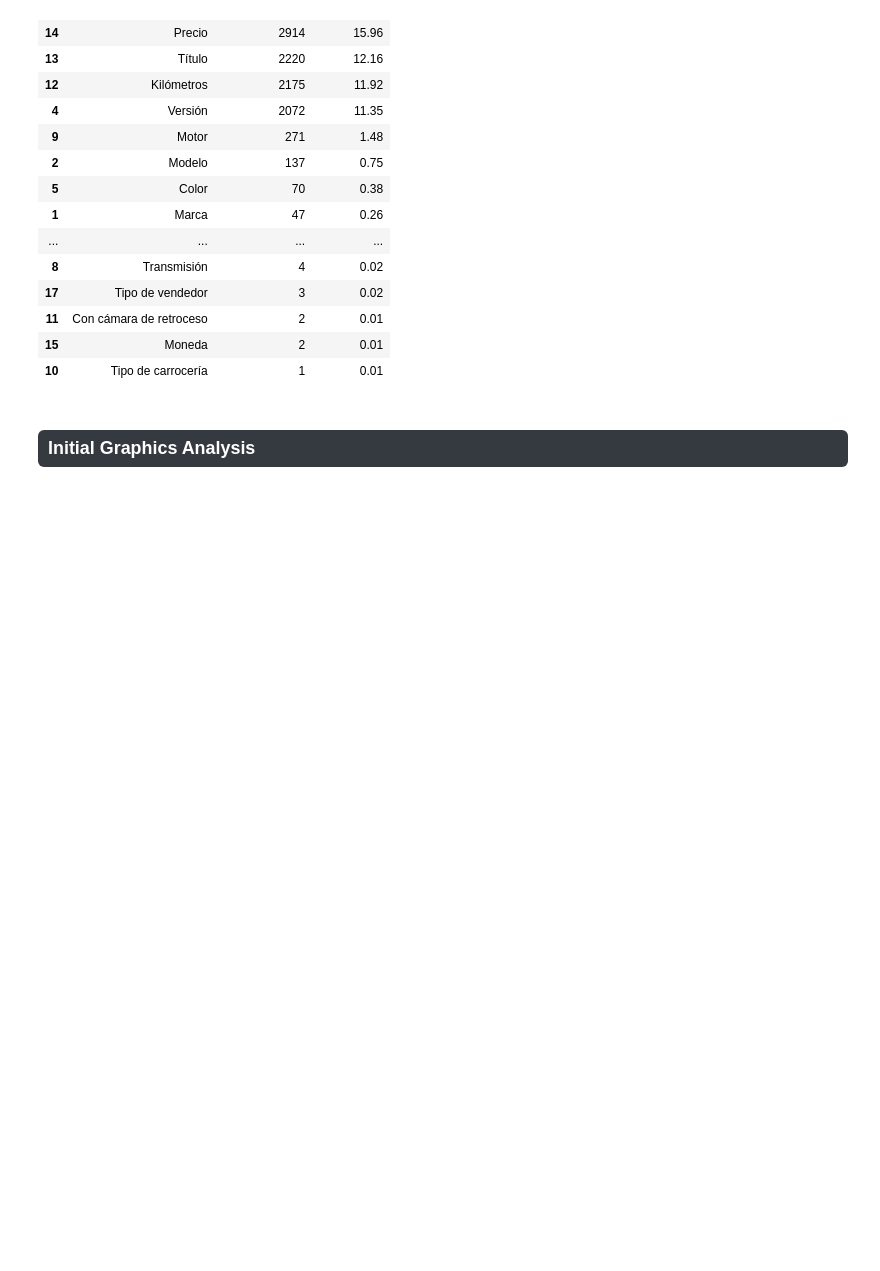
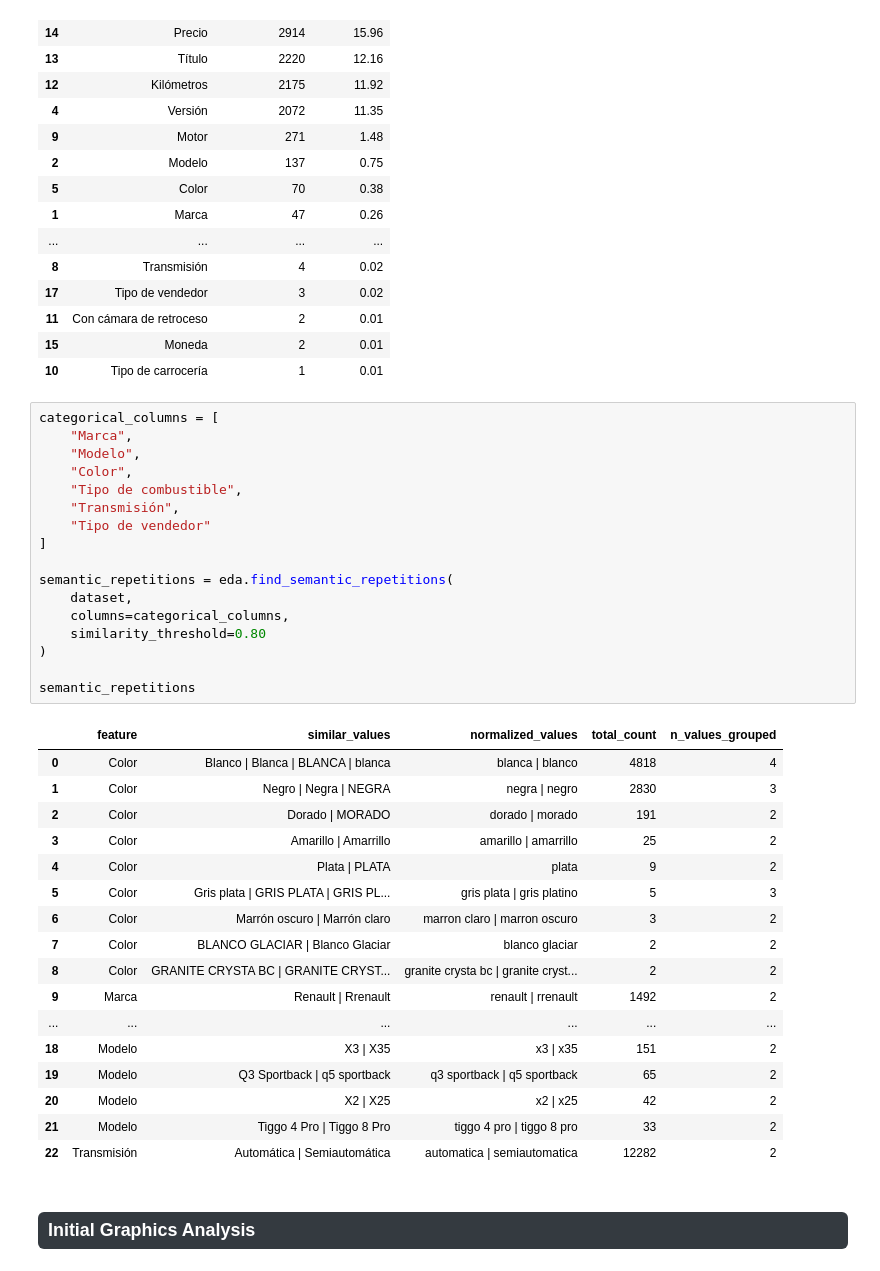
Before and after one commit to abrildiaco/TP_Final_ML, a Jupyter notebook: notebooks/eda.ipynb, the cells around one changed output. Cells and saved outputs as stored; diff of their text form; blank space fills up the shorter version.

```diff
--- a/notebooks/eda.ipynb
+++ b/notebooks/eda.ipynb
@@ -144,6 +141,41 @@ eda.unique_values_summary(dataset)
 | 11 | Con cámara de retroceso | 2 | 0.01 |
 | 15 | Moneda | 2 | 0.01 |
 | 10 | Tipo de carrocería | 1 | 0.01 |
+# %%
+categorical_columns = [
+    "Marca",
+    "Modelo",
+    "Color",
+    "Tipo de combustible",
+    "Transmisión",
+    "Tipo de vendedor"
+]
+
+semantic_repetitions = eda.find_semantic_repetitions(
+    dataset,
+    columns=categorical_columns,
+    similarity_threshold=0.80
+)
+
+semantic_repetitions
+# %% [output]
+|  | feature | similar_values | normalized_values | total_count | n_values_grouped |
+| 0 | Color | Blanco | Blanca | BLANCA | blanca | blanca | blanco | 4818 | 4 |
+| 1 | Color | Negro | Negra | NEGRA | negra | negro | 2830 | 3 |
+| 2 | Color | Dorado | MORADO | dorado | morado | 191 | 2 |
+| 3 | Color | Amarillo | Amarrillo | amarillo | amarrillo | 25 | 2 |
+| 4 | Color | Plata | PLATA | plata | 9 | 2 |
+| 5 | Color | Gris plata | GRIS PLATA | GRIS PL... | gris plata | gris platino | 5 | 3 |
+| 6 | Color | Marrón oscuro | Marrón claro | marron claro | marron oscuro | 3 | 2 |
+| 7 | Color | BLANCO GLACIAR | Blanco Glaciar | blanco glaciar | 2 | 2 |
+| 8 | Color | GRANITE CRYSTA BC | GRANITE CRYST... | granite crysta bc | granite cryst... | 2 | 2 |
+| 9 | Marca | Renault | Rrenault | renault | rrenault | 1492 | 2 |
+| ... | ... | ... | ... | ... | ... |
+| 18 | Modelo | X3 | X35 | x3 | x35 | 151 | 2 |
+| 19 | Modelo | Q3 Sportback | q5 sportback | q3 sportback | q5 sportback | 65 | 2 |
+| 20 | Modelo | X2 | X25 | x2 | x25 | 42 | 2 |
+| 21 | Modelo | Tiggo 4 Pro | Tiggo 8 Pro | tiggo 4 pro | tiggo 8 pro | 33 | 2 |
+| 22 | Transmisión | Automática | Semiautomática | automatica | semiautomatica | 12282 | 2 |
 # %% [markdown]
 <h3 style="background-color: #343a40; color: #ffffff; display: inline-block; padding: 6px 10px; border-radius: 6px;">
 Initial Graphics Analysis
```
Also changed, not shown: parts of 10 cells of this notebook, 5 other files.
